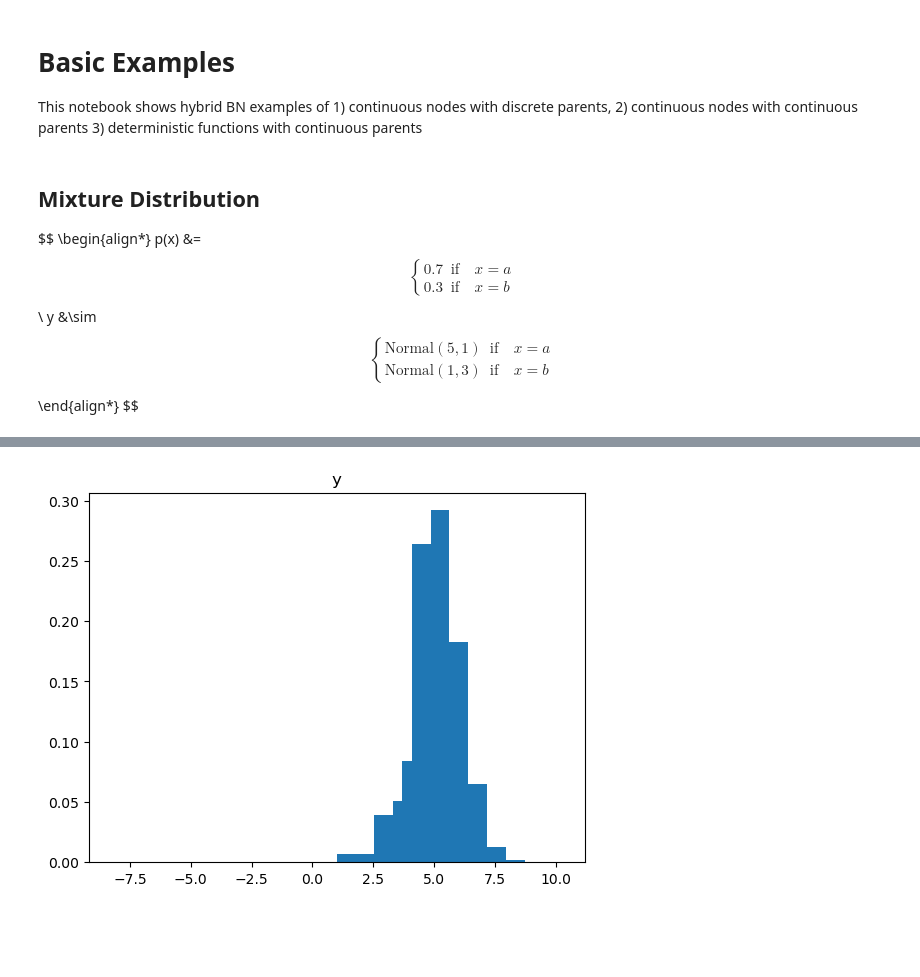
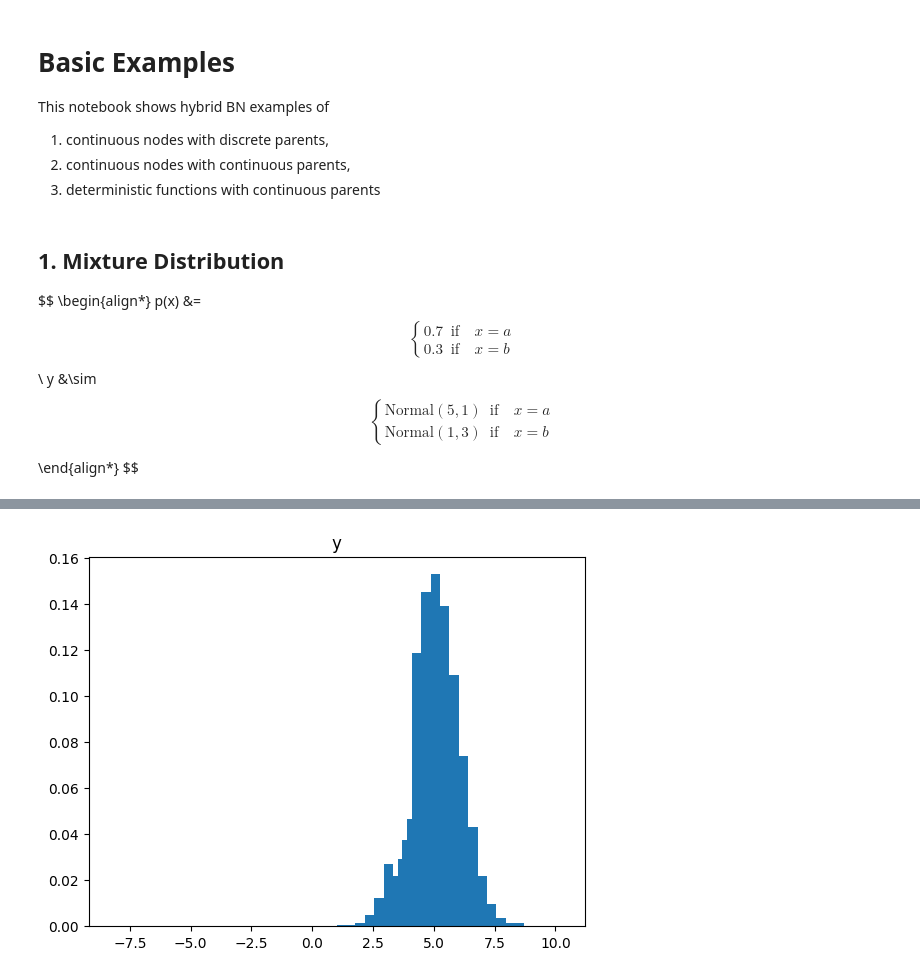
Before and after one commit to byet/hydipy, a Jupyter notebook: examples/Basic.ipynb, the cells around one changed output, grey strips where cells are left out. Saved outputs shown, nothing was run; the diff lists cells and outputs as text; code cells hidden in the pictures; blank space fills up the shorter version.

Commit message:
Reformats example

```diff
--- a/examples/Basic.ipynb
+++ b/examples/Basic.ipynb
@@ -6,9 +4,12 @@ ModuleNotFoundError: No module named 'hydipy'
 # %% [markdown]
 # Basic Examples
 
-This notebook shows hybrid BN examples of 1) continuous nodes with discrete parents, 2) continuous nodes with continuous parents 3) deterministic functions with continuous parents
+This notebook shows hybrid BN examples of
+1. continuous nodes with discrete parents,
+1. continuous nodes with continuous parents,
+1. deterministic functions with continuous parents
 # %% [markdown]
-## Mixture Distribution
+## 1. Mixture Distribution
 
 
 
@@ -36,7 +37,8 @@ y = Continuous.MixtureNode(
 hbn = DynamicDiscretization.Hybrid_BN([x,y])
 dd = DynamicDiscretization.DynamicDiscretization(hbn)
 # %%
-post = dd.query(['y'], evidence={'x':'a'}, show_stats=True, show_figures=True)
+%%time
+post = dd.query(['y'], evidence={'x':'a'}, show_stats=True, n_iter=20, show_figures=True)
 # %% [output]
 ***** Variable: y ******
 
@@ -45,2 +49,2 @@ Percentile (5.0% — 95.0%) = (3.346 — 6.760)
-[figure, old version]
+[figure, new version]
 # %%
```
Also changed, not shown: parts of 9 cells of this notebook.
